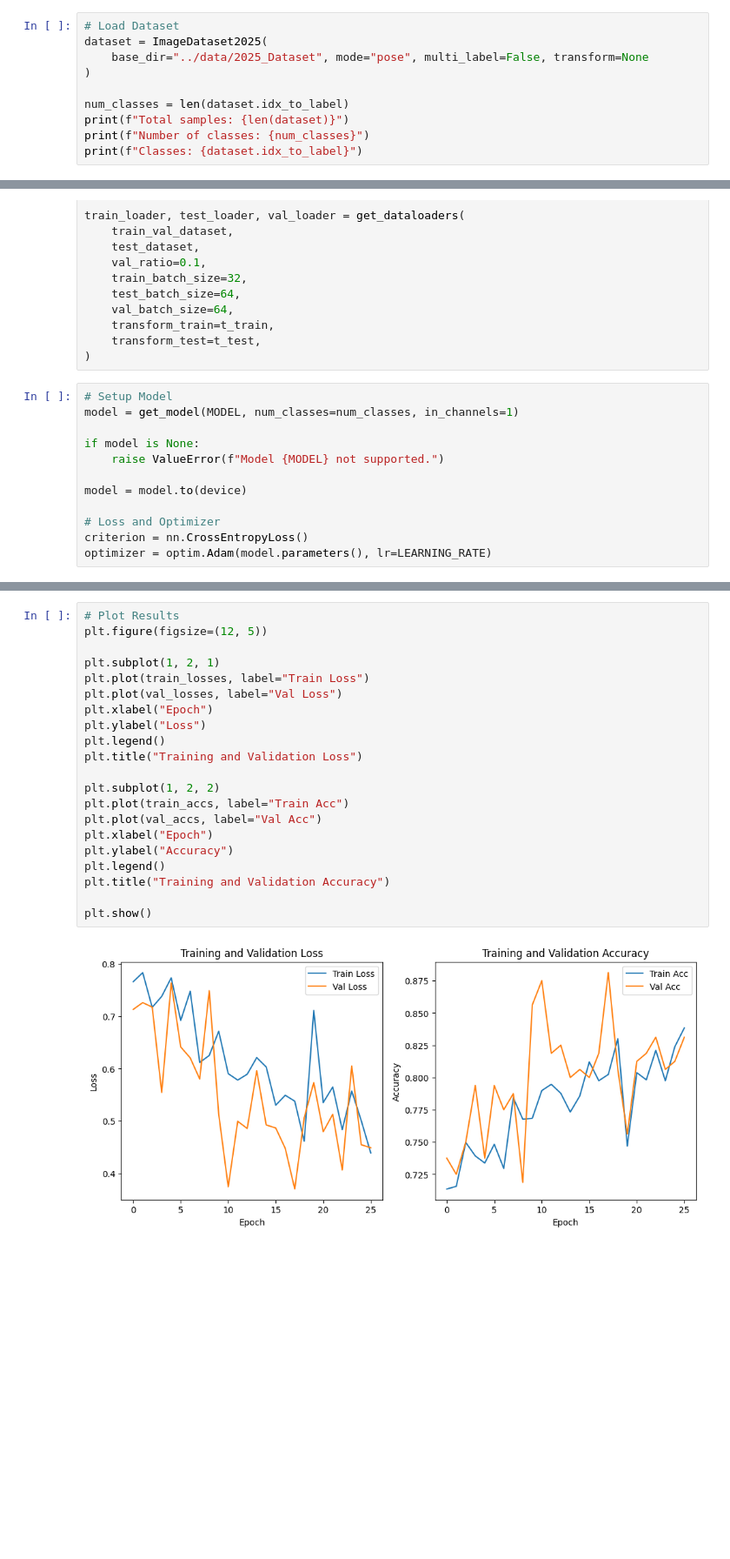
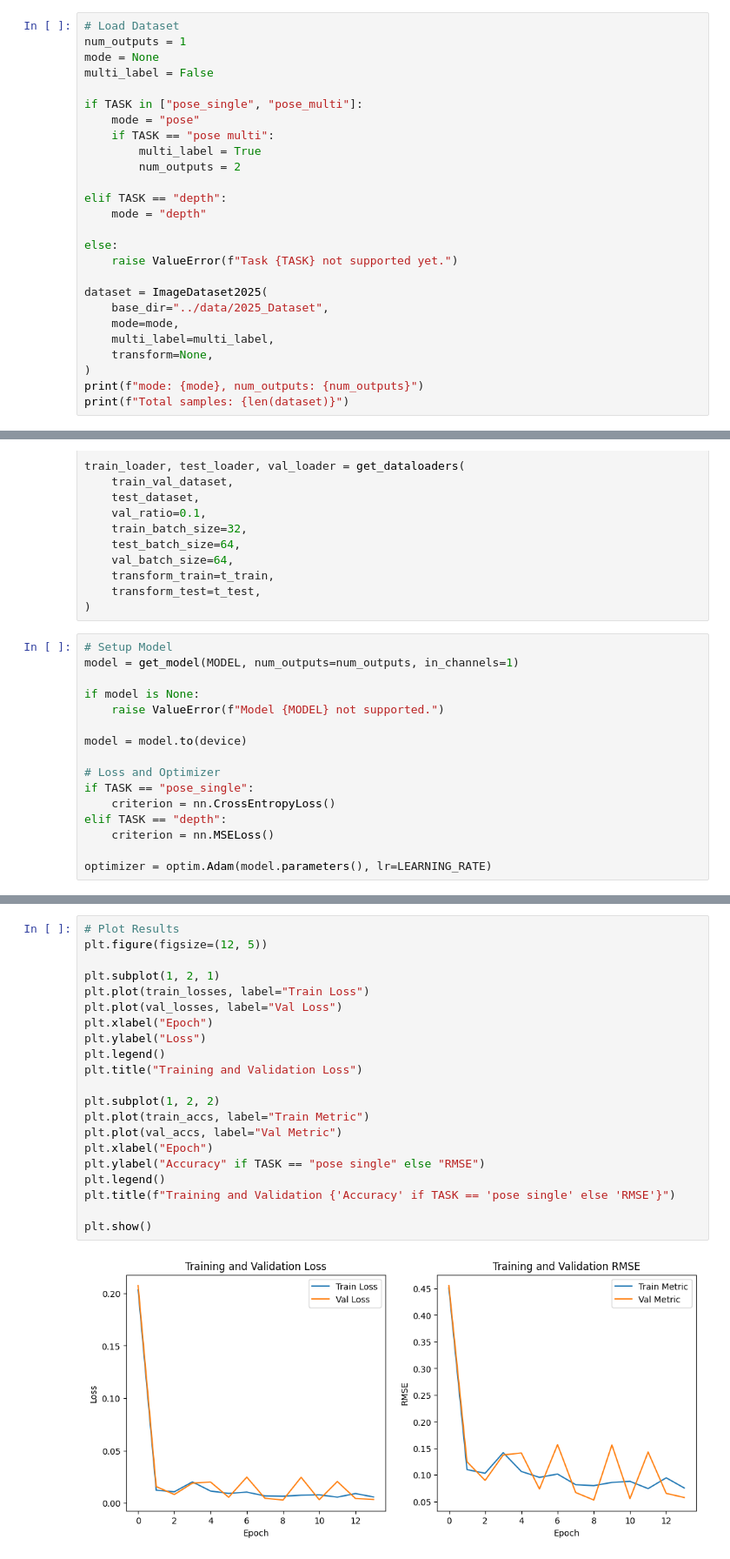
Before and after one commit to chihuangliu/microrobot-dl, a Jupyter notebook: notebooks/single_label.ipynb, the cells around one changed output, grey strips where cells are left out. Shown at 87% size. Saved outputs shown, nothing was run; the diff lists cells and outputs as text; blank space fills up the shorter version.

Commit message:
enable depth task and run resner18

```diff
--- a/notebooks/single_label.ipynb
+++ b/notebooks/single_label.ipynb
@@ -136,12 +137,28 @@ print(f"Using device: {device}")
 Using device: mps
 # %%
 # Load Dataset
+num_outputs = 1
+mode = None
+multi_label = False
+
+if TASK in ["pose_single", "pose_multi"]:
+    mode = "pose"
+    if TASK == "pose multi":
+        multi_label = True
+        num_outputs = 2
+
+elif TASK == "depth":
+    mode = "depth"
+
+else:
+    raise ValueError(f"Task {TASK} not supported yet.")
+
 dataset = ImageDataset2025(
-    base_dir="../data/2025_Dataset", mode="pose", multi_label=False, transform=None
+    base_dir="../data/2025_Dataset",
+    mode=mode,
+    multi_label=multi_label,
+    transform=None,
 )
-
-num_classes = len(dataset.idx_to_label)
+print(f"mode: {mode}, num_outputs: {num_outputs}")
 print(f"Total samples: {len(dataset)}")
-print(f"Number of classes: {num_classes}")
-print(f"Classes: {dataset.idx_to_label}")
 # %% [output]
@@ -201,7 +217,7 @@ train_loader, test_loader, val_loader = get_dataloaders(
 )
 # %%
 # Setup Model
-model = get_model(MODEL, num_classes=num_classes, in_channels=1)
+model = get_model(MODEL, num_outputs=num_outputs, in_channels=1)
 
 if model is None:
     raise ValueError(f"Model {MODEL} not supported.")
@@ -209,7 +225,11 @@ if model is None:
 model = model.to(device)
 
 # Loss and Optimizer
-criterion = nn.CrossEntropyLoss()
+if TASK == "pose_single":
+    criterion = nn.CrossEntropyLoss()
+elif TASK == "depth":
+    criterion = nn.MSELoss()
+
 optimizer = optim.Adam(model.parameters(), lr=LEARNING_RATE)
 # %%
 if AUGMENTATION:
@@ -329,26 +373,26 @@ Epoch 11/50 - Train Loss: 0.5903 Acc: 0.7899 | Val Loss: 0.3742 Acc: 0.8750
 # %%
 # Plot Results
 plt.figure(figsize=(12, 5))
 
 plt.subplot(1, 2, 1)
 plt.plot(train_losses, label="Train Loss")
 plt.plot(val_losses, label="Val Loss")
 plt.xlabel("Epoch")
 plt.ylabel("Loss")
 plt.legend()
 plt.title("Training and Validation Loss")
 
 plt.subplot(1, 2, 2)
-plt.plot(train_accs, label="Train Acc")
-plt.plot(val_accs, label="Val Acc")
+plt.plot(train_accs, label="Train Metric")
+plt.plot(val_accs, label="Val Metric")
 plt.xlabel("Epoch")
-plt.ylabel("Accuracy")
+plt.ylabel("Accuracy" if TASK == "pose single" else "RMSE")
 plt.legend()
-plt.title("Training and Validation Accuracy")
+plt.title(f"Training and Validation {'Accuracy' if TASK == 'pose single' else 'RMSE'}")
 
 plt.show()
 # %% [output]
-[figure, old version]
+[figure, new version]
 # %%
 # Test Evaluation
 # Load best checkpoint
```
Also changed, not shown: parts of 5 cells of this notebook, 2 other files.
